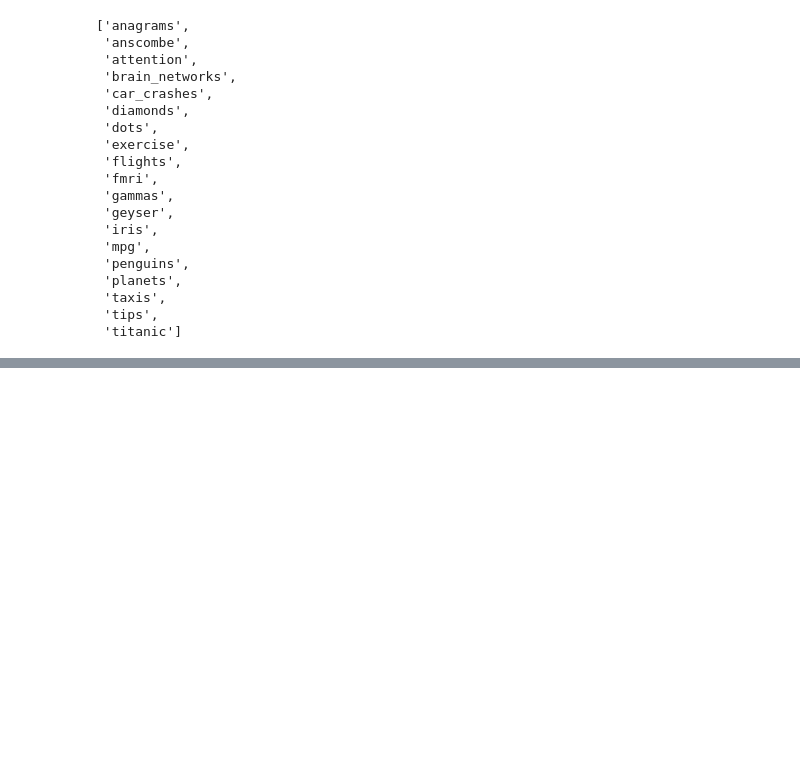
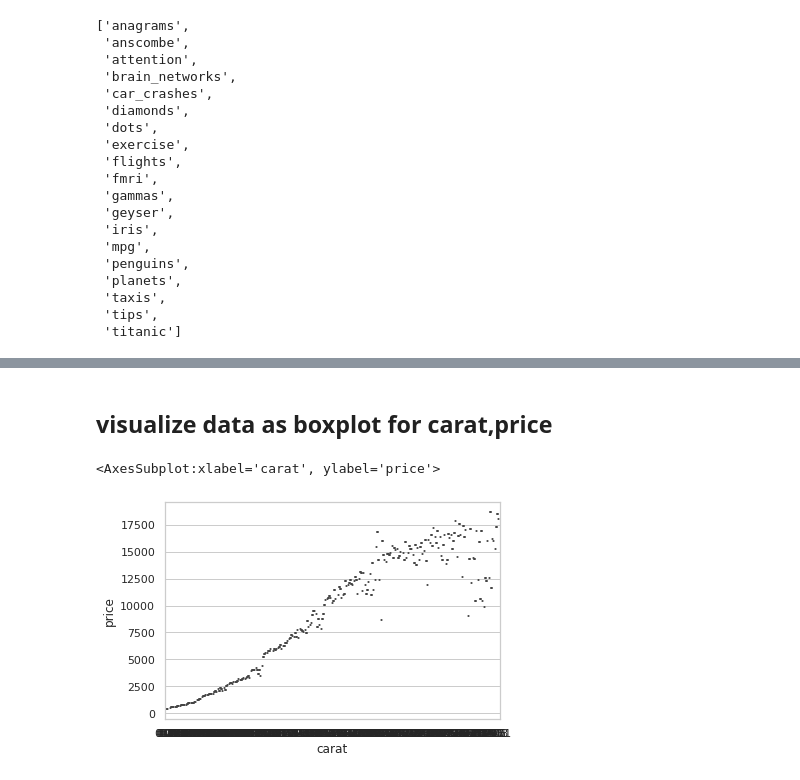
Before and after one commit to monaSalih/data-visualization, a Jupyter notebook: viz-a.ipynb, the cells around one changed output, grey strips where cells are left out. Cells and saved outputs as stored; diff of their text form; code cells hidden in the pictures; blank space fills up the shorter version.

Commit message:
data visual readme

```diff
--- a/viz-a.ipynb
+++ b/viz-a.ipynb
@@ -53,0 +29,3 @@ plants_df.corr()
+# %%
+diamond_df=sns.load_dataset("diamonds")
+diamond_df.corr()
@@ -53,0 +50,16 @@ plants_df.corr()
+# %% [markdown]
+## visualize data as boxplot for carat,price
+# %%
+
+# sns.set_style("whitegrid")
+# dimo_rep = diamond_df[diamond_df.price >=200]
+# dimo_rep
+# price_origin = dimo_rep.groupby('carat', as_index=False).price.mean()
+# sns.barplot(x="carat", y="price",data=price_origin)
+# price_origin
+dimo_rep = diamond_df[diamond_df.price >=200]
+price_origin = dimo_rep.groupby('carat', as_index=False).mean()
+sns.boxplot(x="carat", y="price",data=price_origin)
+# %% [output]
+<AxesSubplot:xlabel='carat', ylabel='price'>
+[figure, added]
```
Also changed, not shown: parts of 9 cells of this notebook, 2 other files.
